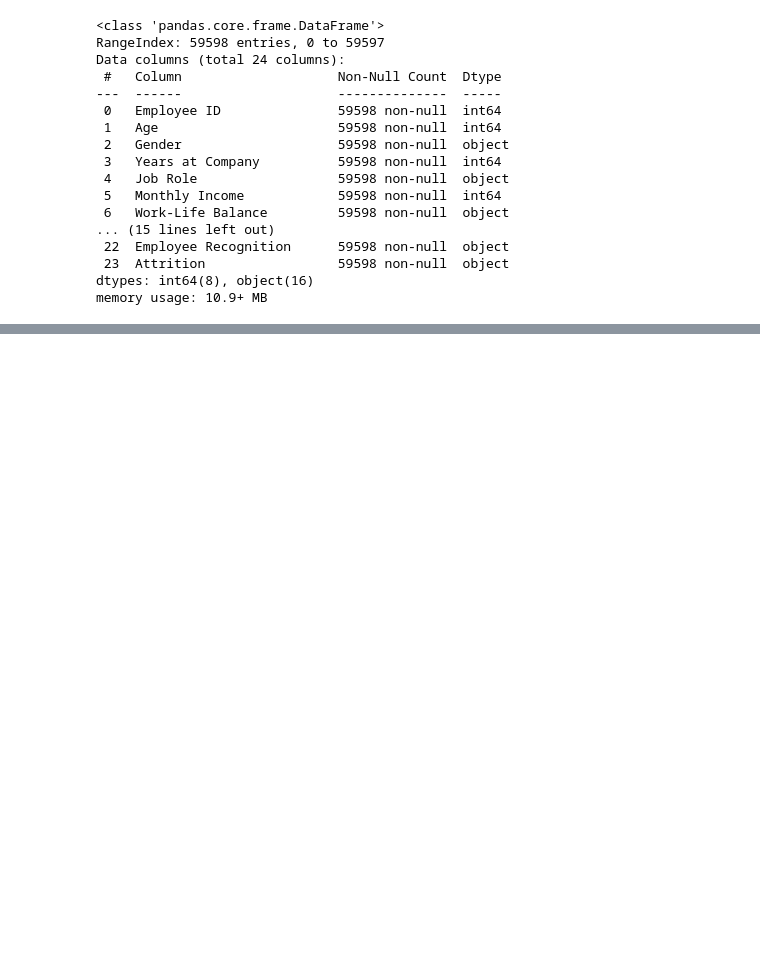
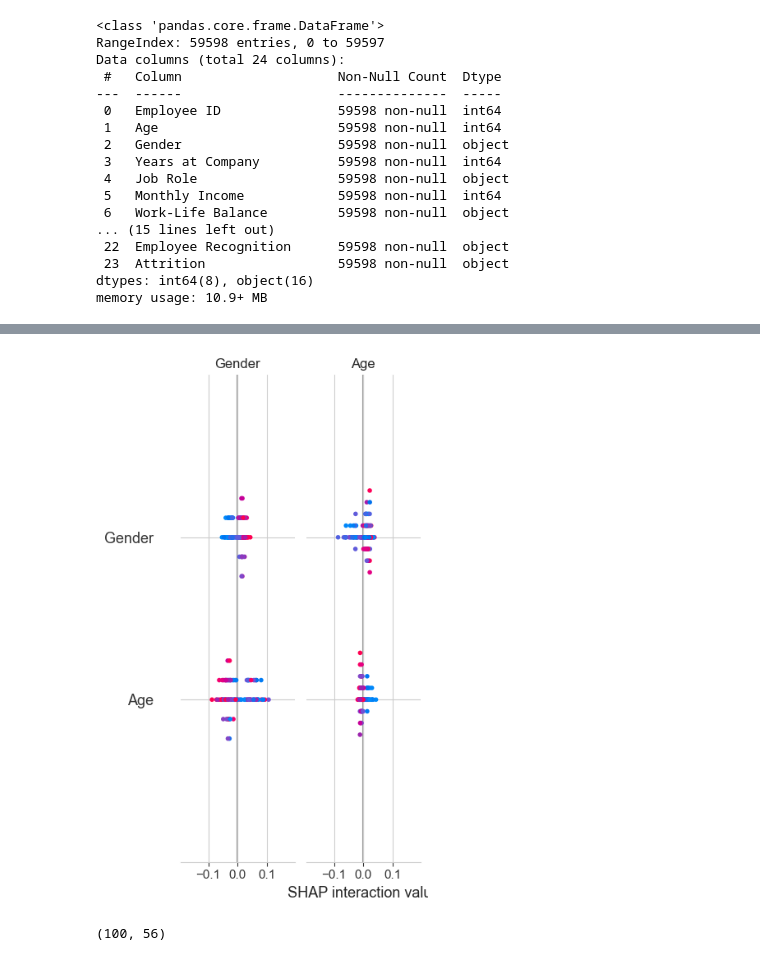
Before and after one commit to lukgra/MakeThemStay, a Jupyter notebook: model/workplace.ipynb, the cells around one changed output, grey strips where cells are left out. Cells and saved outputs as stored; diff of their text form; code cells hidden in the pictures; blank space fills up the shorter version.

```diff
--- a/model/workplace.ipynb
+++ b/model/workplace.ipynb
@@ -84,0 +336,22 @@ plot_hist_and_box(train_df)
+# %%
+import shap
+
+# Take a sample from the test set for explanation
+X_sample = X_test.sample(100, random_state=42)
+
+# Re-transform the data to what RandomForest sees
+X_sample_transformed = model_pipeline.named_steps['preprocessor'].transform(X_sample)
+
+# Initialize SHAP explainer and calculate SHAP values
+explainer = shap.TreeExplainer(model_pipeline.named_steps['classifier'], X_sample_transformed)
+# shap_values = explainer(X_sample_transformed)
+shap_values = explainer.shap_values(X_sample_transformed, check_additivity=False)  # Disable additivity check
+
+# Plot SHAP summary plot for a feature
+shap.summary_plot(shap_values, X_sample_transformed, feature_names=X_train.columns)
+# %% [output]
+[figure, added]
+# %%
+X_sample_transformed.shape
+# %% [output]
+(100, 56)
```
Also changed, not shown: parts of 11 cells of this notebook, 1 other file.
